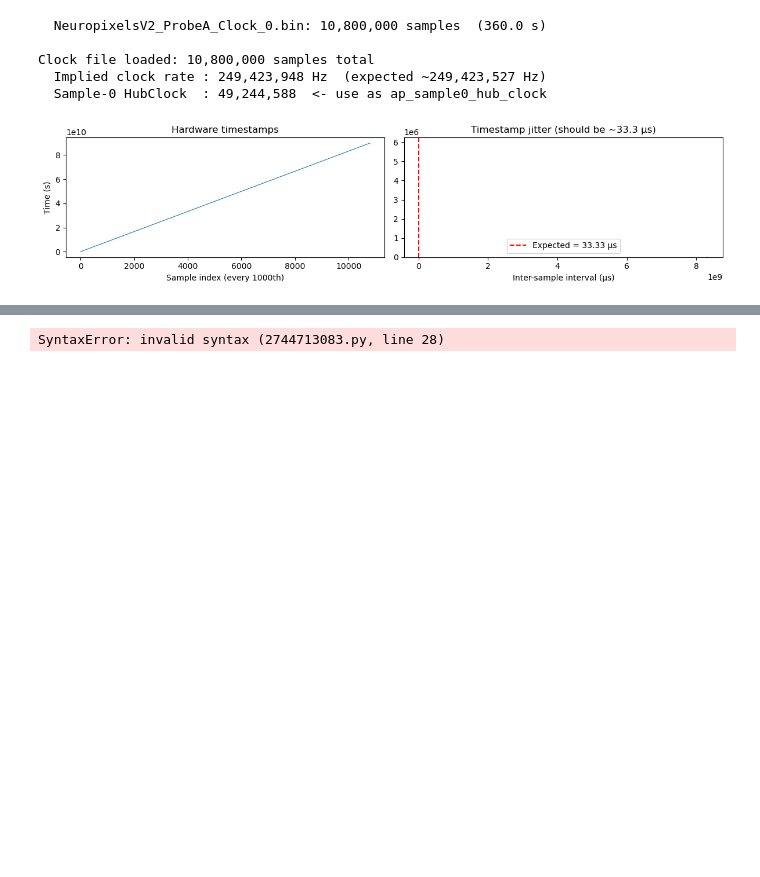
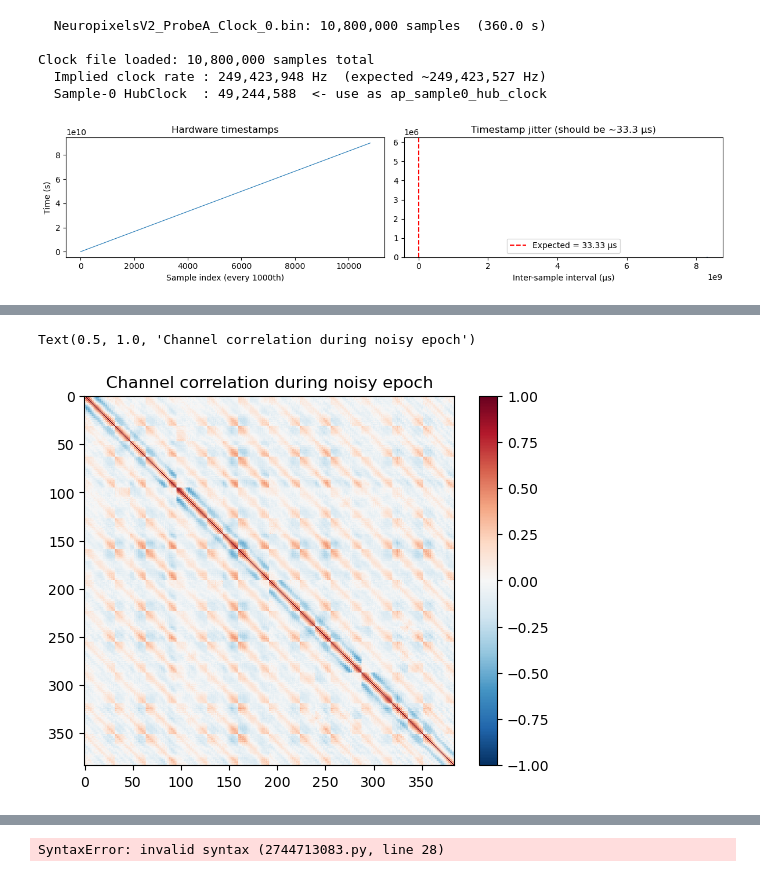
Before and after one commit to rokasstonis/AEON_OVC, a Jupyter notebook: notebooks/explore_raw_ephys.ipynb, the cells around one changed output, grey strips where cells are left out. Saved outputs shown, nothing was run; the diff lists cells and outputs as text; code cells hidden in the pictures; blank space fills up the shorter version.

```diff
--- a/notebooks/explore_raw_ephys.ipynb
+++ b/notebooks/explore_raw_ephys.ipynb
@@ -250,0 +284,13 @@ Clock file loaded: 10,800,000 samples total
+# %%
+traces_noisy = rec.get_traces(
+    start_frame=int(t_noisy * 30000),
+    end_frame=int((t_noisy + 0.1) * 30000),
+    return_scaled=True
+)
+corr = np.corrcoef(traces_noisy.T)
+plt.imshow(corr, vmin=-1, vmax=1, cmap="RdBu_r")
+plt.colorbar()
+plt.title("Channel correlation during noisy epoch")
+# %% [output]
+Text(0.5, 1.0, 'Channel correlation during noisy epoch')
+[figure, added]
```
Also changed, not shown: parts of 4 cells of this notebook, 7 other files.
